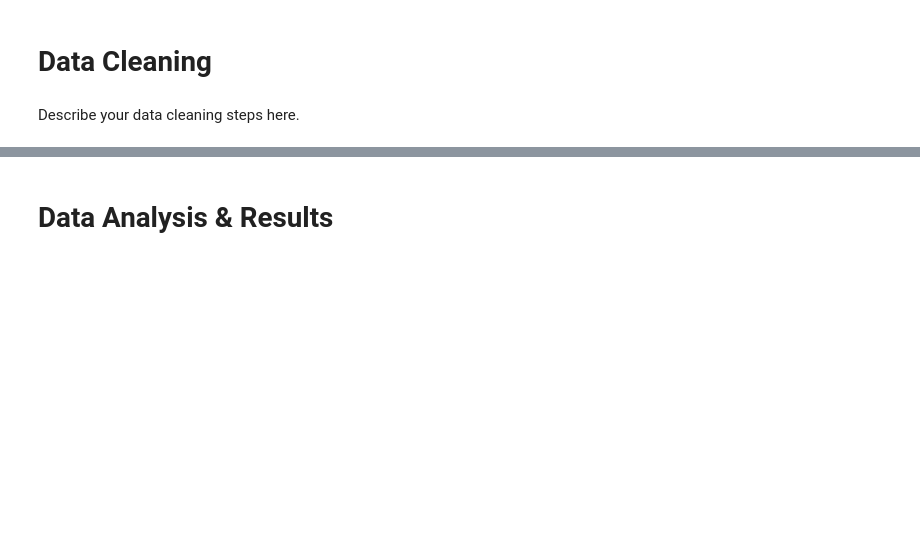
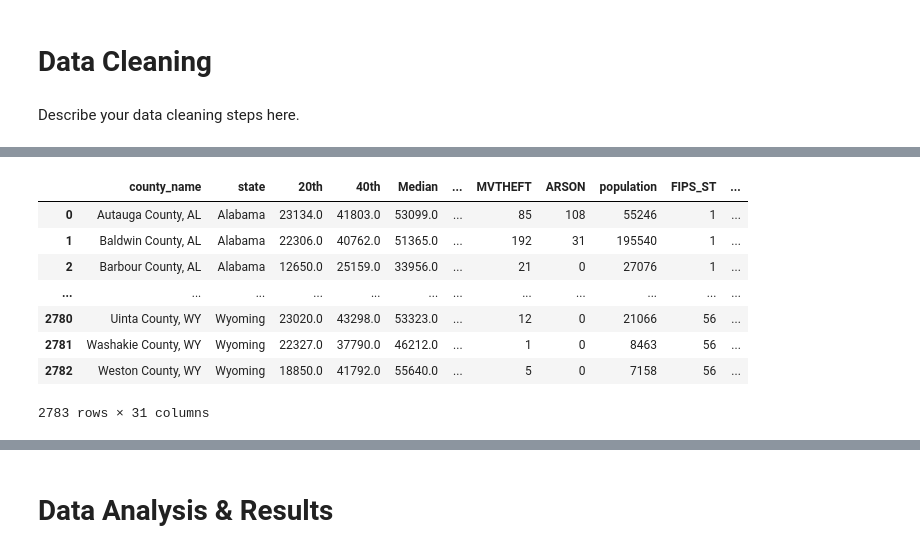
Before and after one commit to ewinterstorm/cogs108_finalproject, a Jupyter notebook: FinalProject.ipynb, the cells around one changed output, grey strips where cells are left out. Cells and saved outputs as stored; diff of their text form; code cells hidden in the pictures; blank space fills up the shorter version.

```diff
--- a/FinalProject.ipynb
+++ b/FinalProject.ipynb
@@ -72,0 +253,4 @@ Describe your data cleaning steps here.
+# %%
+# Reorder columns
+df_county_income = df_county_income[['Unnamed: 0', 'county_name', 'state', 'percentile', 'income', 'percent']]
+df_county_income
@@ -72,0 +267,5 @@ Describe your data cleaning steps here.
+# %%
+# Remove zeroes in income and percent columns
+df_county_income['income'] = df_county_income['income'].replace({'0 ':''}, regex = True)
+df_county_income['percent'] = df_county_income['percent'].replace({'0 ':''}, regex = True)
+df_county_income
@@ -72,0 +282,12 @@ Describe your data cleaning steps here.
+# %%
+# Convert income to int
+pd.options.mode.chained_assignment = None
+for i in range(0, len(df_county_income)):
+    incomeConvert = df_county_income['income'][i]
+    incomeConvert = incomeConvert[:(incomeConvert.find("."))]
+    incomeConvert = incomeConvert.replace(',', "")
+    incomeConvert = re.sub(r"^\s+", "", incomeConvert, flags=re.UNICODE)
+
+    incomeConvert = int(float(incomeConvert))
+    df_county_income['income'][i] = incomeConvert
+    print(incomeConvert)
@@ -72,0 +312,9 @@ Describe your data cleaning steps here.
+# %%
+# Drop 'percent' column
+# Make percentile columns 20th, 40th, Median, 60th, 80th, 95th
+df_percentile = df_county_income.pivot_table(index=["state","county_name"], columns='percentile', values=['income'], aggfunc='first')
+df_percentile.columns = df_percentile.columns.droplevel()
+df_percentile = df_percentile.reset_index()
+df_percentile.columns=df_percentile.columns.tolist()
+df_percentile = df_percentile[['county_name','state','20th','40th','Median','60th','80th','95th']]
+df_percentile
@@ -72,0 +331,14 @@ Describe your data cleaning steps here.
+# %%
+# Merge income percentile dataframe with crime dataframe
+df = pd.merge(df_percentile, df_crime, on=['county_name'])
+df
+# %% [output]
+|  | county_name | state | 20th | 40th | Median | ... | MVTHEFT | ARSON | population | FIPS_ST | ... |
+| 0 | Autauga County, AL | Alabama | 23134.0 | 41803.0 | 53099.0 | ... | 85 | 108 | 55246 | 1 | ... |
+| 1 | Baldwin County, AL | Alabama | 22306.0 | 40762.0 | 51365.0 | ... | 192 | 31 | 195540 | 1 | ... |
+| 2 | Barbour County, AL | Alabama | 12650.0 | 25159.0 | 33956.0 | ... | 21 | 0 | 27076 | 1 | ... |
+| ... | ... | ... | ... | ... | ... | ... | ... | ... | ... | ... | ... |
+| 2780 | Uinta County, WY | Wyoming | 23020.0 | 43298.0 | 53323.0 | ... | 12 | 0 | 21066 | 56 | ... |
+| 2781 | Washakie County, WY | Wyoming | 22327.0 | 37790.0 | 46212.0 | ... | 1 | 0 | 8463 | 56 | ... |
+| 2782 | Weston County, WY | Wyoming | 18850.0 | 41792.0 | 55640.0 | ... | 5 | 0 | 7158 | 56 | ... |
+2783 rows × 31 columns
```
Also changed, not shown: parts of 18 cells of this notebook.
